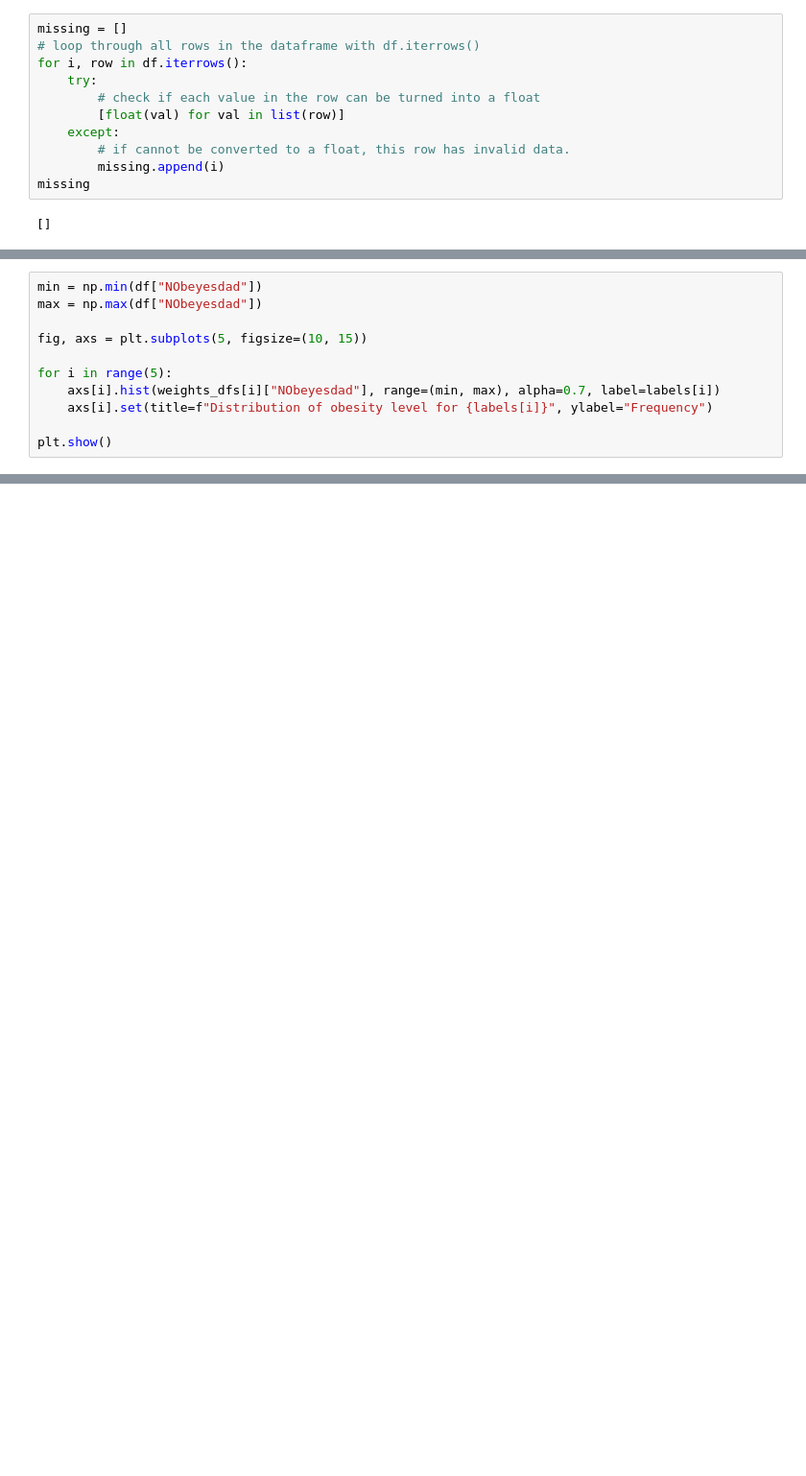
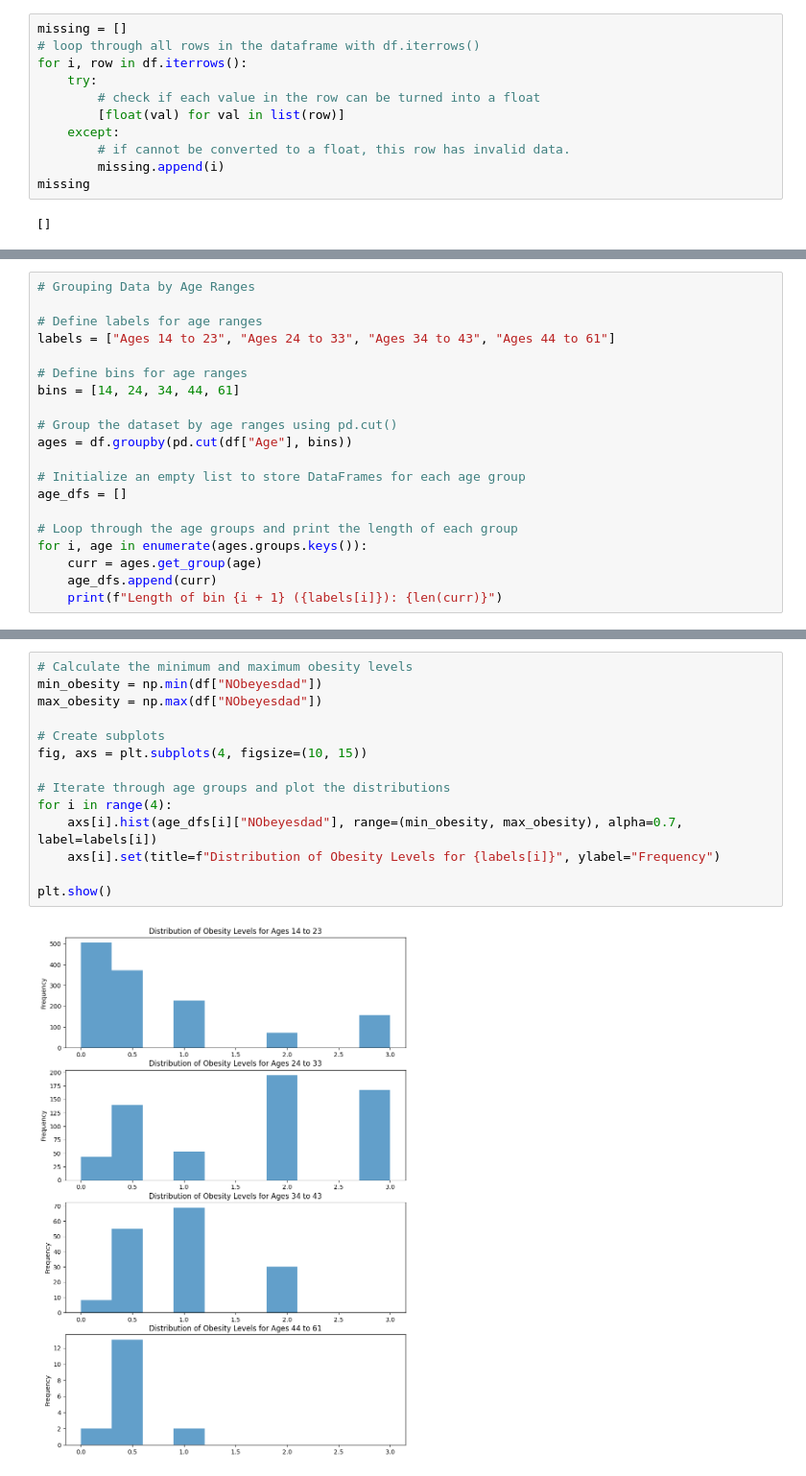
Before and after one commit to jiaruilijerry/jiaruilijerry.github.io, a Jupyter notebook: finalProj.ipynb, the cells around one changed output, grey strips where cells are left out. Shown at 96% size. Saved outputs shown, nothing was run; the diff lists cells and outputs as text; blank space fills up the shorter version.

```diff
--- a/finalProj.ipynb
+++ b/finalProj.ipynb
@@ -199,11 +175,0 @@ Length of bin 5 (Weights 140 to 173): 33
-# %%
-min = np.min(df["NObeyesdad"])
-max = np.max(df["NObeyesdad"])
-
-fig, axs = plt.subplots(5, figsize=(10, 15))
-
-for i in range(5):
-    axs[i].hist(weights_dfs[i]["NObeyesdad"], range=(min, max), alpha=0.7, label=labels[i])
-    axs[i].set(title=f"Distribution of obesity level for {labels[i]}", ylabel="Frequency")
-
-plt.show()
@@ -308,0 +230,20 @@ Pearson (r) coef for male dataset: 0.41409837411683886
+# %%
+# Grouping Data by Age Ranges
+
+# Define labels for age ranges
+labels = ["Ages 14 to 23", "Ages 24 to 33", "Ages 34 to 43", "Ages 44 to 61"]
+
+# Define bins for age ranges
+bins = [14, 24, 34, 44, 61]
+
+# Group the dataset by age ranges using pd.cut()
+ages = df.groupby(pd.cut(df["Age"], bins))
+
+# Initialize an empty list to store DataFrames for each age group
+age_dfs = []
+
+# Loop through the age groups and print the length of each group
+for i, age in enumerate(ages.groups.keys()):
+    curr = ages.get_group(age)
+    age_dfs.append(curr)
+    print(f"Length of bin {i + 1} ({labels[i]}): {len(curr)}")
@@ -308,0 +257,16 @@ Pearson (r) coef for male dataset: 0.41409837411683886
+# %%
+# Calculate the minimum and maximum obesity levels
+min_obesity = np.min(df["NObeyesdad"])
+max_obesity = np.max(df["NObeyesdad"])
+
+# Create subplots
+fig, axs = plt.subplots(4, figsize=(10, 15))
+
+# Iterate through age groups and plot the distributions
+for i in range(4):
+    axs[i].hist(age_dfs[i]["NObeyesdad"], range=(min_obesity, max_obesity), alpha=0.7, label=labels[i])
+    axs[i].set(title=f"Distribution of Obesity Levels for {labels[i]}", ylabel="Frequency")
+
+plt.show()
+# %% [output]
+[figure, added]
```
Also changed, not shown: parts of 49 cells of this notebook, 1 other file.
